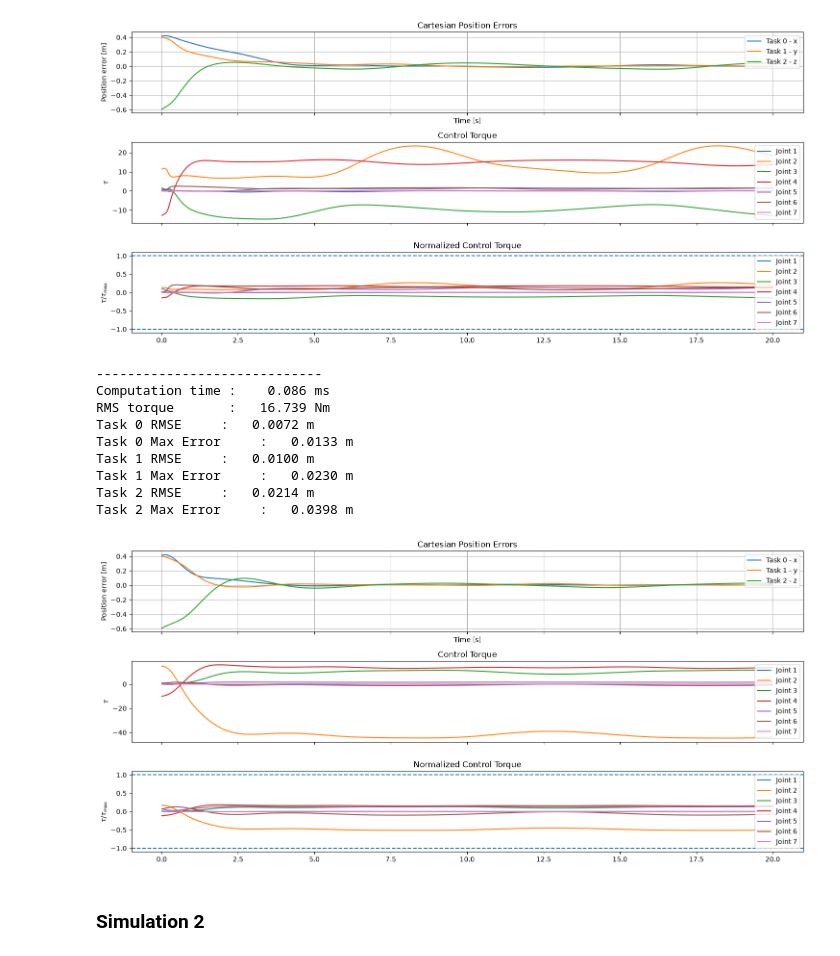
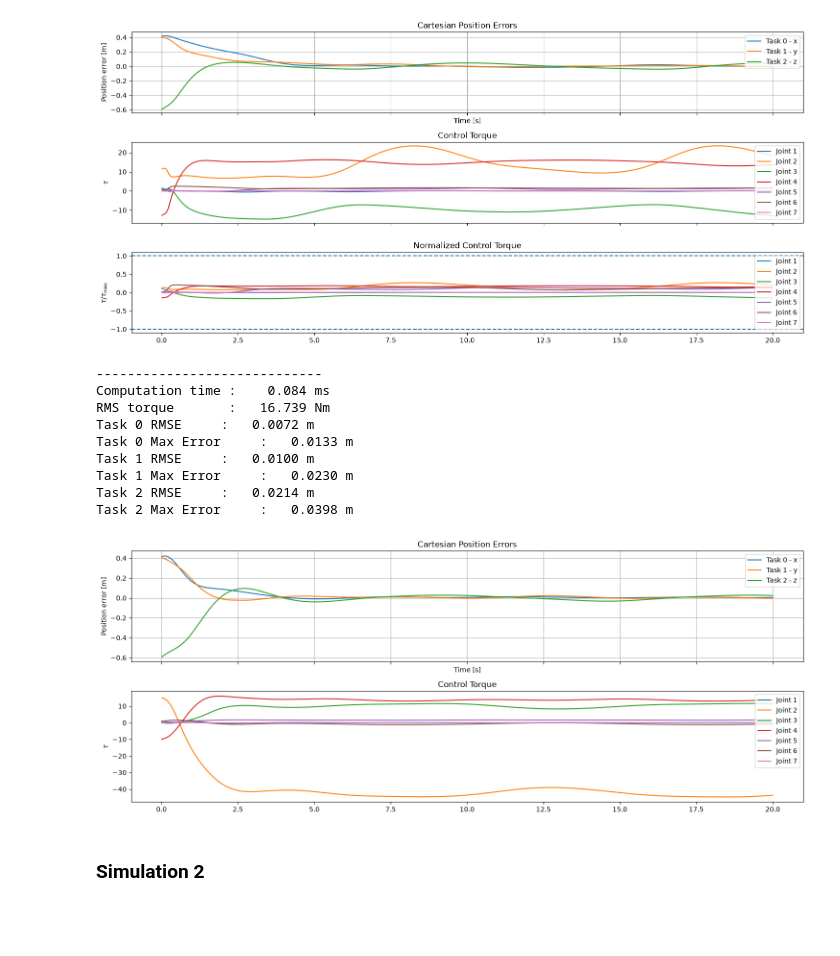
Before and after one commit to moerli4/arcl_project, a Jupyter notebook: arcl_ws/simulation.ipynb, the cells around one changed output. Drawn from its saved outputs; the diff is of its cells as text; code cells hidden in the pictures; blank space fills up the shorter version.

Commit message:
improve visualization plots

```diff
--- a/arcl_ws/simulation.ipynb
+++ b/arcl_ws/simulation.ipynb
@@ -62,28 +62,28 @@ Task 2 Max Error     :   0.0466 m
 # %%
 # traditional nullspace controller (as in the lecture)
 tau_cmd_hist, tasks, torque_limits, computation_times = run(
     tasks=tasks,
     controller=TorqueControllerTraditional(),
     show_viewer=show_viewer,
     dt=dt,
     T=T,
     gravity=gravity,
     torque_limits=None,
 )
 
 print_metrics(tau_cmd_hist, tasks, computation_times, dt=0.01, transient_time=5)
-plot_cartesian_pos_errors(tasks=tasks, tau=tau_cmd_hist, torque_limits=torque_limits)
+plot_cartesian_pos_errors(tasks=tasks, tau=tau_cmd_hist, torque_limits=torque_limits, show_normalized_ctrl_torque=False)
 # %% [output]
 -----------------------------
-Computation time :    0.086 ms
+Computation time :    0.084 ms
 RMS torque       :   16.739 Nm
 Task 0 RMSE     :   0.0072 m
 Task 0 Max Error     :   0.0133 m
 Task 1 RMSE     :   0.0100 m
 Task 1 Max Error     :   0.0230 m
 Task 2 RMSE     :   0.0214 m
 Task 2 Max Error     :   0.0398 m
-[figure, old version]
+[figure, new version]
 # %% [markdown]
 ### Simulation 2
 # %% [markdown]
```
Also changed, not shown: parts of 4 cells of this notebook, 1 other file.
